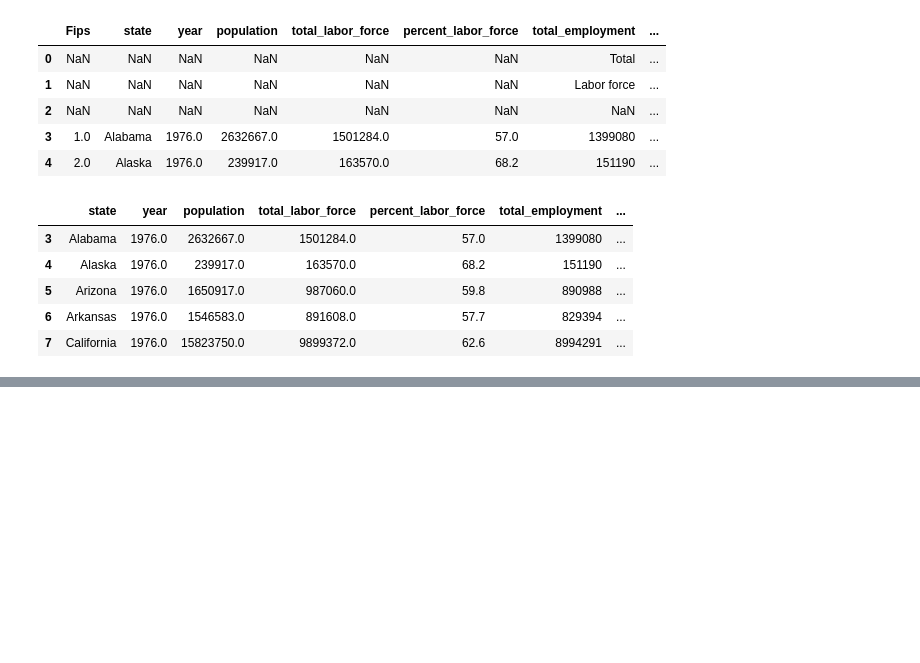
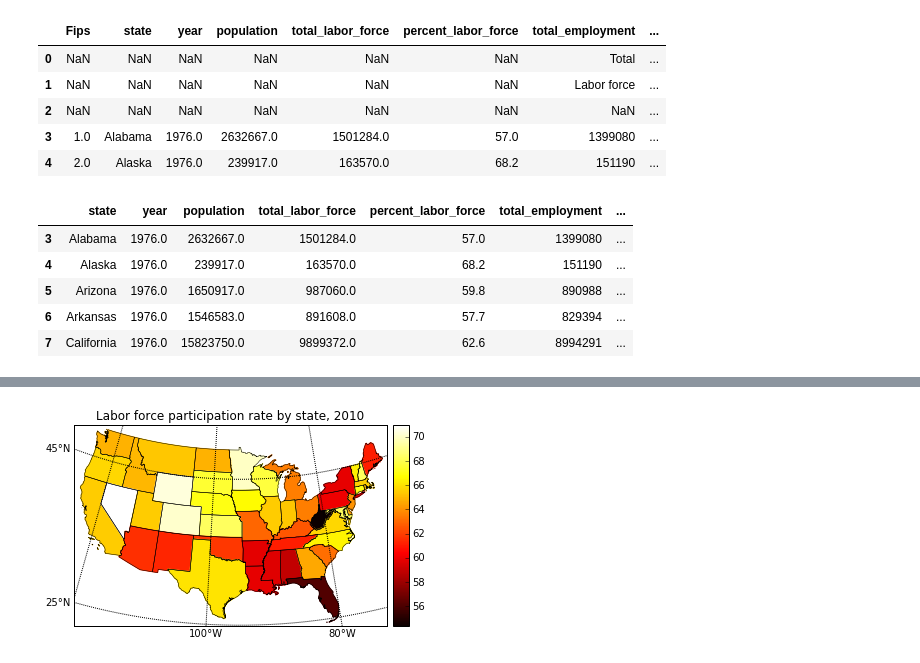
Before and after one commit to ryankresse/employment, a Jupyter notebook: mapping.ipynb, the cells around one changed output, grey strips where cells are left out. Saved outputs shown, nothing was run; the diff lists cells and outputs as text; code cells hidden in the pictures; blank space fills up the shorter version.

```diff
--- a/mapping.ipynb
+++ b/mapping.ipynb
@@ -110,0 +117,5 @@ sns.barplot(data=eighty.sort_values('percent_labor_force').iloc[:10, :], x='stat
+# %%
+tenLf = createDataDict(2010, 'percent_labor_force')
+plotStateData(eightyLf, 'Labor force participation rate by state, 2010')
+# %% [output]
+[figure, added]
```
Also changed, not shown: parts of 25 cells of this notebook.
